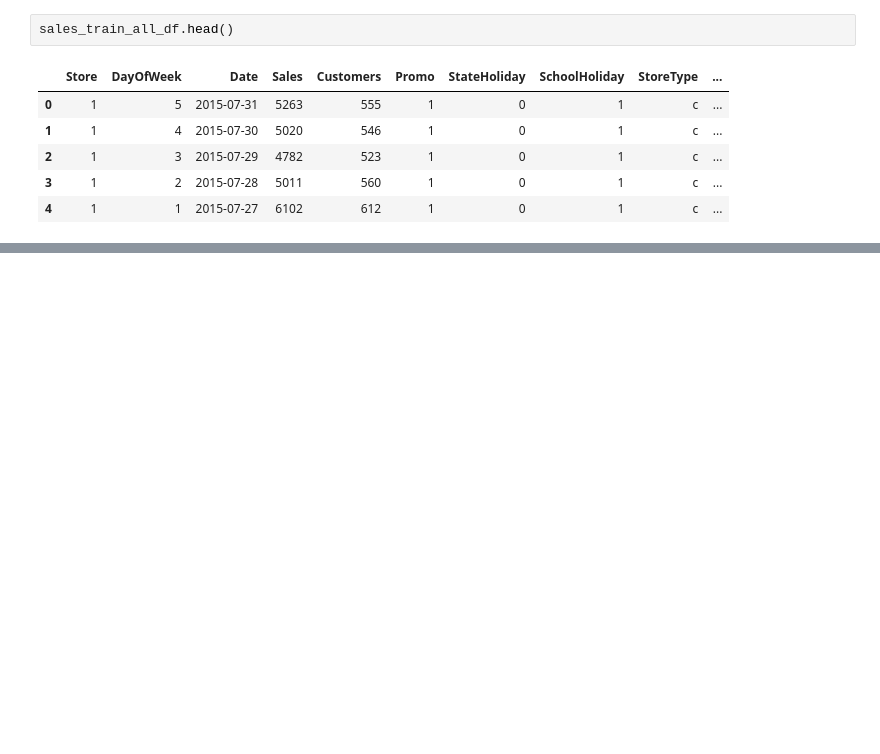
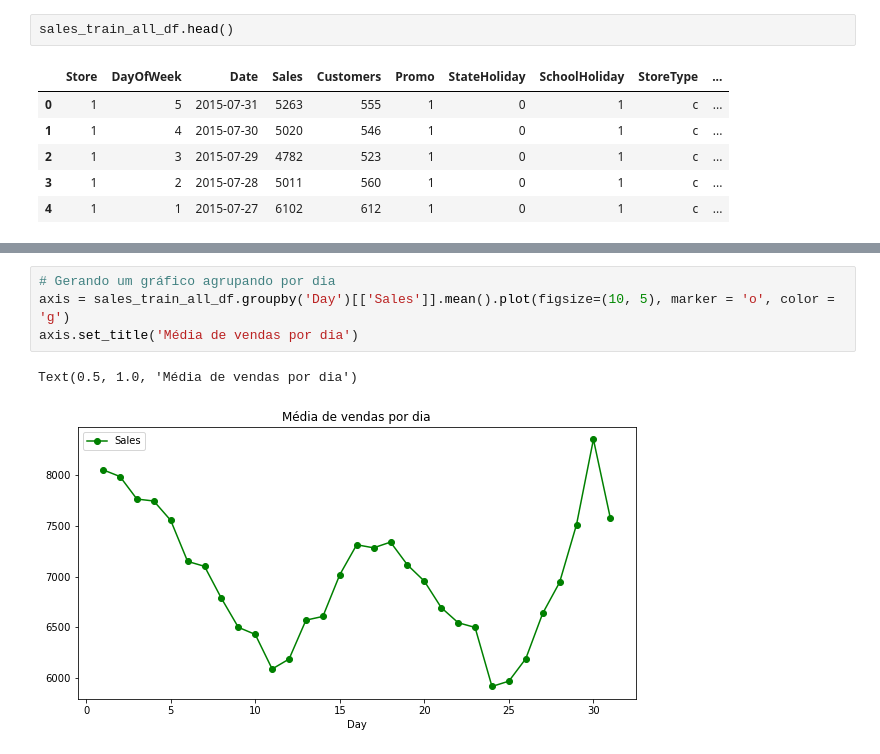
Before and after one commit to Brandao20vtr/projetos, a Jupyter notebook: Analise_Exploratoria_Vendas.ipynb, the cells around one changed output, grey strips where cells are left out. Cells and saved outputs as stored; diff of their text form; blank space fills up the shorter version.

```diff
--- a/Analise_Exploratoria_Vendas.ipynb
+++ b/Analise_Exploratoria_Vendas.ipynb
@@ -515,0 +524,7 @@ Text(0.5, 1.0, 'Média de vendas por mês')
+# %%
+# Gerando um gráfico agrupando por dia
+axis = sales_train_all_df.groupby('Day')[['Sales']].mean().plot(figsize=(10, 5), marker = 'o', color = 'g')
+axis.set_title('Média de vendas por dia')
+# %% [output]
+Text(0.5, 1.0, 'Média de vendas por dia')
+[figure, added]
```
Also changed, not shown: parts of 2 cells of this notebook.
